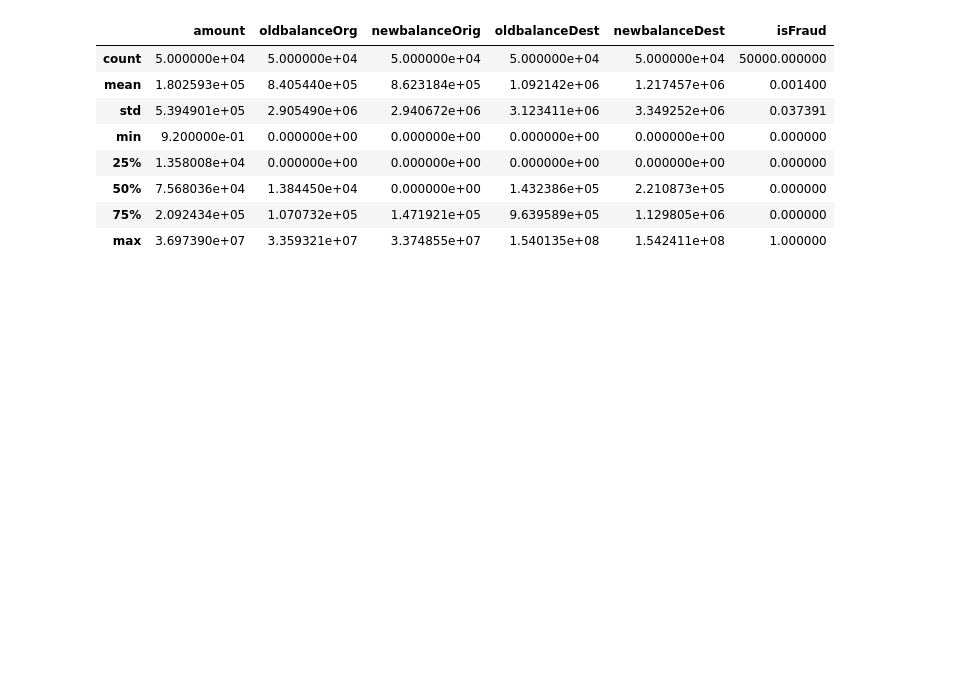
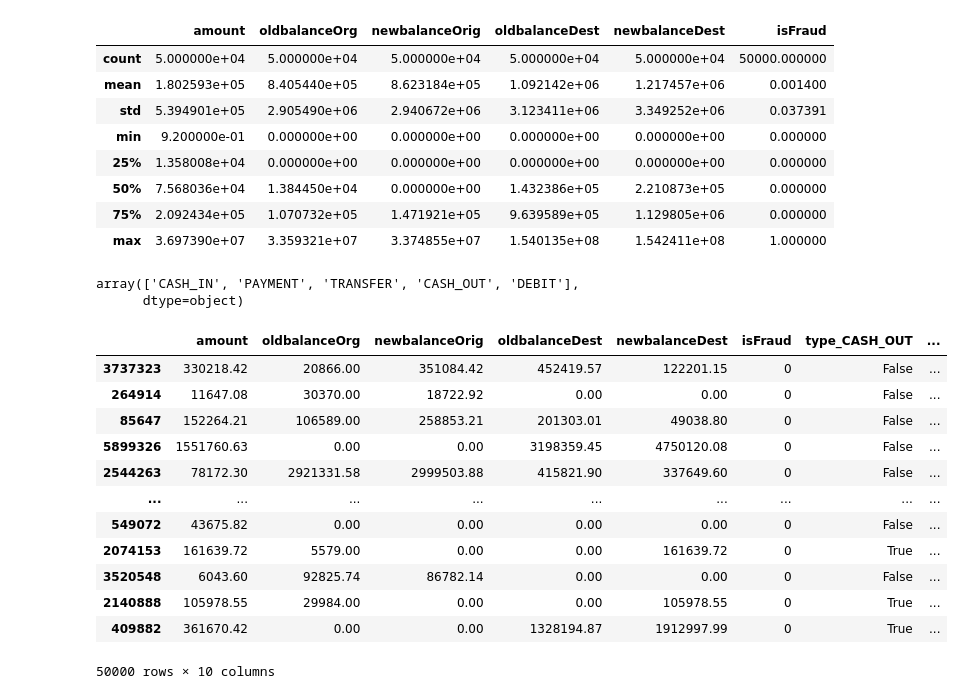
Before and after one commit to Jianhang-Xiao/Financial-Fraud, a Jupyter notebook: Clean.ipynb, the cells around one changed output. Saved outputs shown, nothing was run; the diff lists cells and outputs as text; code cells hidden in the pictures; blank space fills up the shorter version.

```diff
--- a/Clean.ipynb
+++ b/Clean.ipynb
@@ -84,4 +84,31 @@ df_sample_drop.describe()
 | 50% | 7.568036e+04 | 1.384450e+04 | 0.000000e+00 | 1.432386e+05 | 2.210873e+05 | 0.000000 |
 | 75% | 2.092434e+05 | 1.070732e+05 | 1.471921e+05 | 9.639589e+05 | 1.129805e+06 | 0.000000 |
 | max | 3.697390e+07 | 3.359321e+07 | 3.374855e+07 | 1.540135e+08 | 1.542411e+08 | 1.000000 |
+# %%
+df_sample_drop["type"].unique()
+# %% [output]
+array(['CASH_IN', 'PAYMENT', 'TRANSFER', 'CASH_OUT', 'DEBIT'],
+      dtype=object)
+# %%
+df_sample_drop2=pd.get_dummies(df_sample_drop,columns=['type'],drop_first=True)
+# %%
+df_encoded=df_sample_drop2['type_TRANSFER'].astype(int)
+# %%
+df_sample_drop2['type_TRANSFER']=df_encoded
+# %%
+df_sample_drop2
+# %% [output]
+|  | amount | oldbalanceOrg | newbalanceOrig | oldbalanceDest | newbalanceDest | isFraud | type_CASH_OUT | ... |
+| 3737323 | 330218.42 | 20866.00 | 351084.42 | 452419.57 | 122201.15 | 0 | False | ... |
+| 264914 | 11647.08 | 30370.00 | 18722.92 | 0.00 | 0.00 | 0 | False | ... |
+| 85647 | 152264.21 | 106589.00 | 258853.21 | 201303.01 | 49038.80 | 0 | False | ... |
+| 5899326 | 1551760.63 | 0.00 | 0.00 | 3198359.45 | 4750120.08 | 0 | False | ... |
+| 2544263 | 78172.30 | 2921331.58 | 2999503.88 | 415821.90 | 337649.60 | 0 | False | ... |
+| ... | ... | ... | ... | ... | ... | ... | ... | ... |
+| 549072 | 43675.82 | 0.00 | 0.00 | 0.00 | 0.00 | 0 | False | ... |
+| 2074153 | 161639.72 | 5579.00 | 0.00 | 0.00 | 161639.72 | 0 | True | ... |
+| 3520548 | 6043.60 | 92825.74 | 86782.14 | 0.00 | 0.00 | 0 | False | ... |
+| 2140888 | 105978.55 | 29984.00 | 0.00 | 0.00 | 105978.55 | 0 | True | ... |
+| 409882 | 361670.42 | 0.00 | 0.00 | 1328194.87 | 1912997.99 | 0 | True | ... |
+50000 rows × 10 columns
 # %%
```
Also changed, not shown: parts of 2 cells of this notebook, 3 other files.
